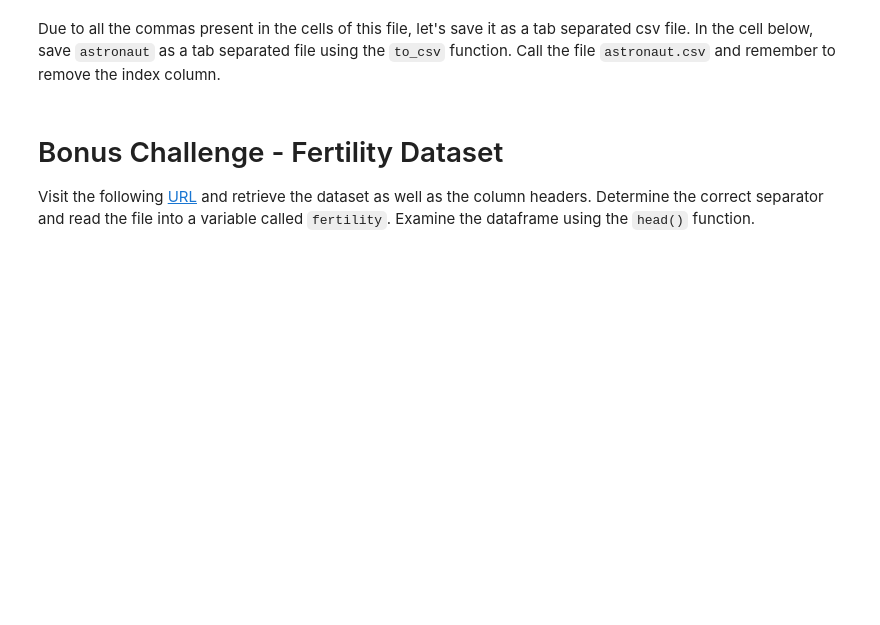
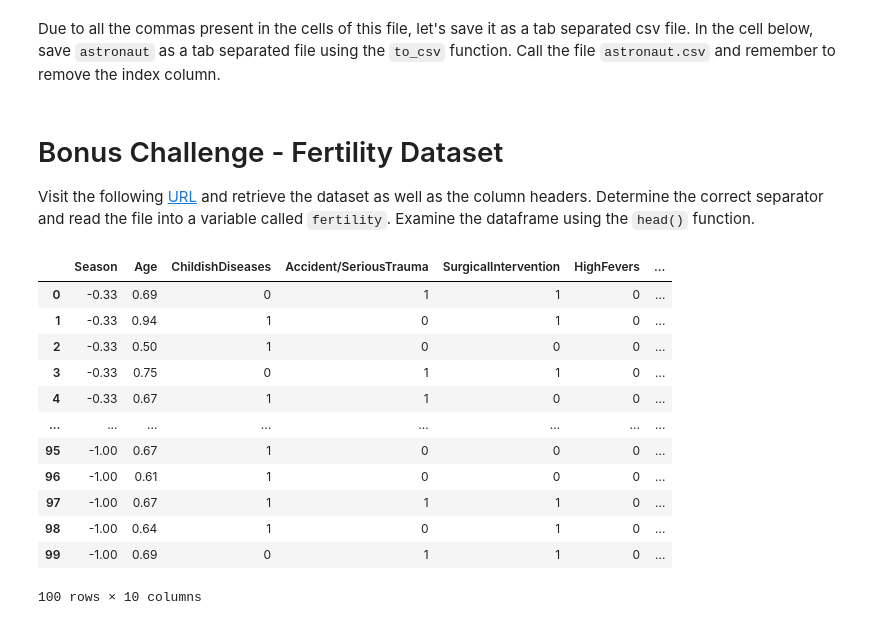
Before and after one commit to ironhack-datalabs/datamex0120, a Jupyter notebook: module-1/lab-import-export/your-code/main.ipynb, the cells around one changed output. Drawn from its saved outputs; the diff is of its cells as text; code cells hidden in the pictures; blank space fills up the shorter version.

```diff
--- a/module-1/lab-import-export/your-code/main.ipynb
+++ b/module-1/lab-import-export/your-code/main.ipynb
@@ -148,0 +150,22 @@ Visit the following [URL](https://archive.ics.uci.edu/ml/datasets/Fertility) and
+# %%
+url = 'https://archive.ics.uci.edu/ml/machine-learning-databases/00244/fertility_Diagnosis.txt'
+r = requests.get(url)
+# %%
+fertility = pd.read_csv(url, sep=",", header=None)
+cols = ['Season', 'Age', 'ChildishDiseases', 'Accident/SeriousTrauma', 'SurgicalIntervention', 'HighFevers', 'AlcoholFreq', 'SmokingHabit', 'HoursSitting', 'Output']
+fertility.columns = cols
+fertility
+# %% [output]
+|  | Season | Age | ChildishDiseases | Accident/SeriousTrauma | SurgicalIntervention | HighFevers | ... |
+| 0 | -0.33 | 0.69 | 0 | 1 | 1 | 0 | ... |
+| 1 | -0.33 | 0.94 | 1 | 0 | 1 | 0 | ... |
+| 2 | -0.33 | 0.50 | 1 | 0 | 0 | 0 | ... |
+| 3 | -0.33 | 0.75 | 0 | 1 | 1 | 0 | ... |
+| 4 | -0.33 | 0.67 | 1 | 1 | 0 | 0 | ... |
+| ... | ... | ... | ... | ... | ... | ... | ... |
+| 95 | -1.00 | 0.67 | 1 | 0 | 0 | 0 | ... |
+| 96 | -1.00 | 0.61 | 1 | 0 | 0 | 0 | ... |
+| 97 | -1.00 | 0.67 | 1 | 1 | 1 | 0 | ... |
+| 98 | -1.00 | 0.64 | 1 | 0 | 1 | 0 | ... |
+| 99 | -1.00 | 0.69 | 0 | 1 | 1 | 0 | ... |
+100 rows × 10 columns
```
Also changed, not shown: parts of 1 cell of this notebook.
